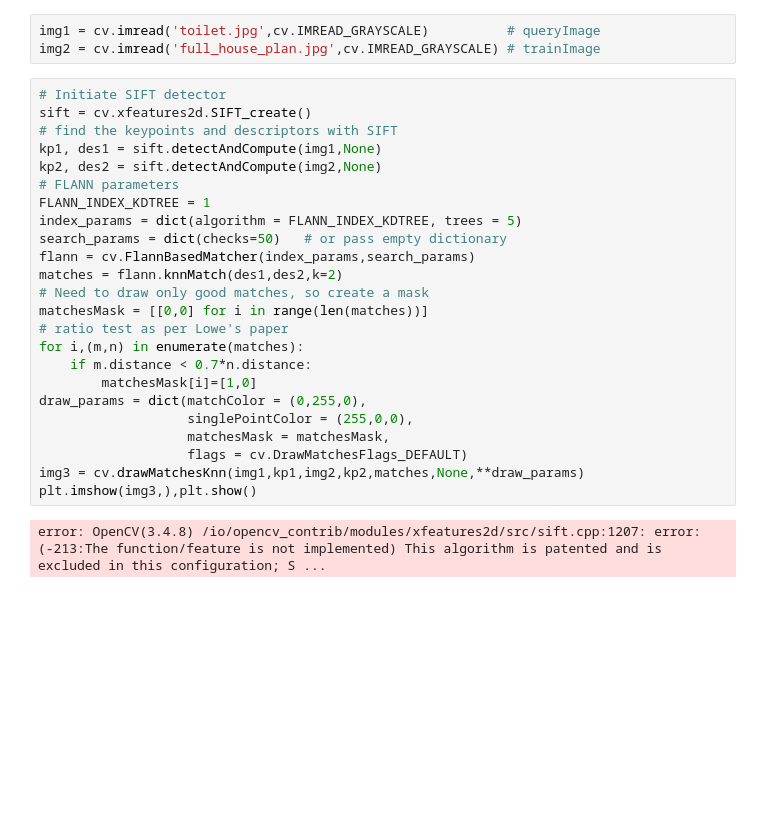
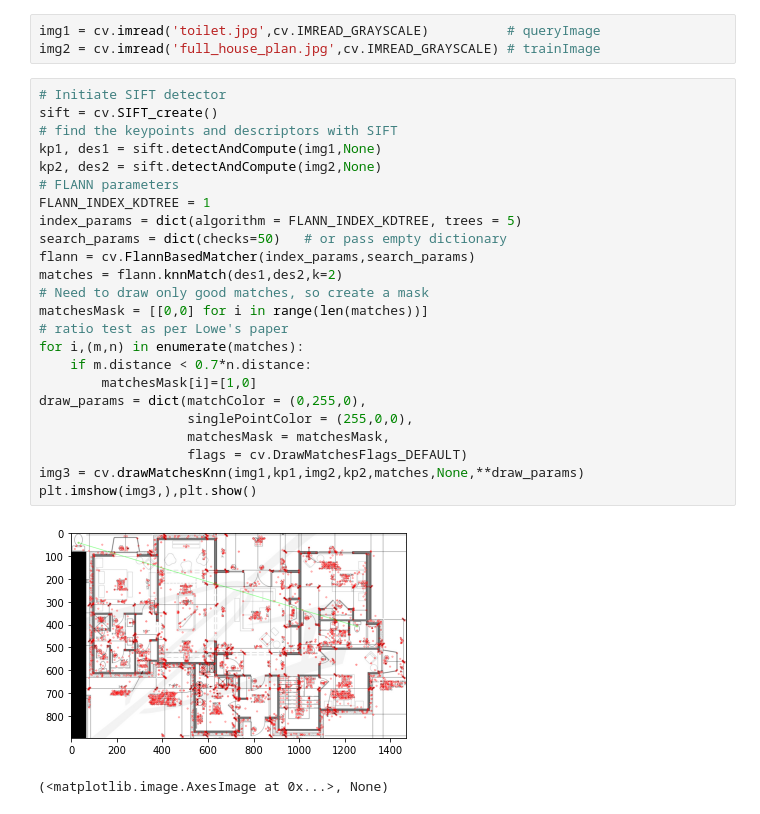
Before and after one commit to jjamb17/MVP, a Jupyter notebook: mvp_bfmatch_sift.ipynb, the cells around one changed output. Drawn from its saved outputs; the diff is of its cells as text; blank space fills up the shorter version.

Commit message:
fixed sift constructor

```diff
--- a/mvp_bfmatch_sift.ipynb
+++ b/mvp_bfmatch_sift.ipynb
@@ -7,27 +7,28 @@ img1 = cv.imread('toilet.jpg',cv.IMREAD_GRAYSCALE)          # queryImage
 img2 = cv.imread('full_house_plan.jpg',cv.IMREAD_GRAYSCALE) # trainImage
 # %%
 # Initiate SIFT detector
-sift = cv.xfeatures2d.SIFT_create()
+sift = cv.SIFT_create()
 # find the keypoints and descriptors with SIFT
 kp1, des1 = sift.detectAndCompute(img1,None)
 kp2, des2 = sift.detectAndCompute(img2,None)
 # FLANN parameters
 FLANN_INDEX_KDTREE = 1
 index_params = dict(algorithm = FLANN_INDEX_KDTREE, trees = 5)
 search_params = dict(checks=50)   # or pass empty dictionary
 flann = cv.FlannBasedMatcher(index_params,search_params)
 matches = flann.knnMatch(des1,des2,k=2)
 # Need to draw only good matches, so create a mask
 matchesMask = [[0,0] for i in range(len(matches))]
 # ratio test as per Lowe's paper
 for i,(m,n) in enumerate(matches):
     if m.distance < 0.7*n.distance:
         matchesMask[i]=[1,0]
 draw_params = dict(matchColor = (0,255,0),
                    singlePointColor = (255,0,0),
                    matchesMask = matchesMask,
                    flags = cv.DrawMatchesFlags_DEFAULT)
 img3 = cv.drawMatchesKnn(img1,kp1,img2,kp2,matches,None,**draw_params)
 plt.imshow(img3,),plt.show()
 # %% [output]
+[figure, added]
-error: OpenCV(3.4.8) /io/opencv_contrib/modules/xfeatures2d/src/sift.cpp:1207: error: (-213:The function/feature is not implemented) This algorithm is patented and is excluded in this configuration; S ...
+(<matplotlib.image.AxesImage at 0x...>, None)
```
Also changed, not shown: 3 other files.
